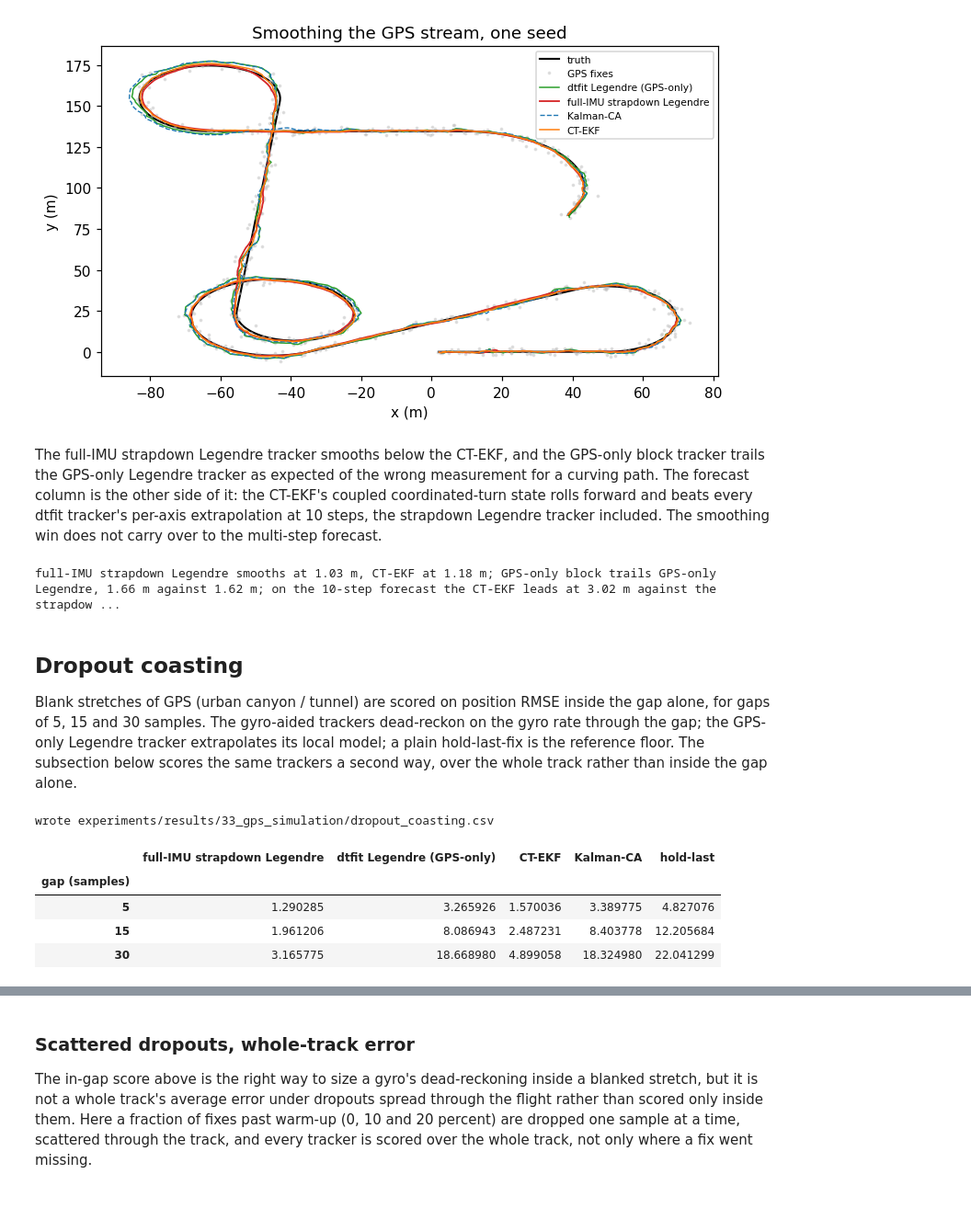
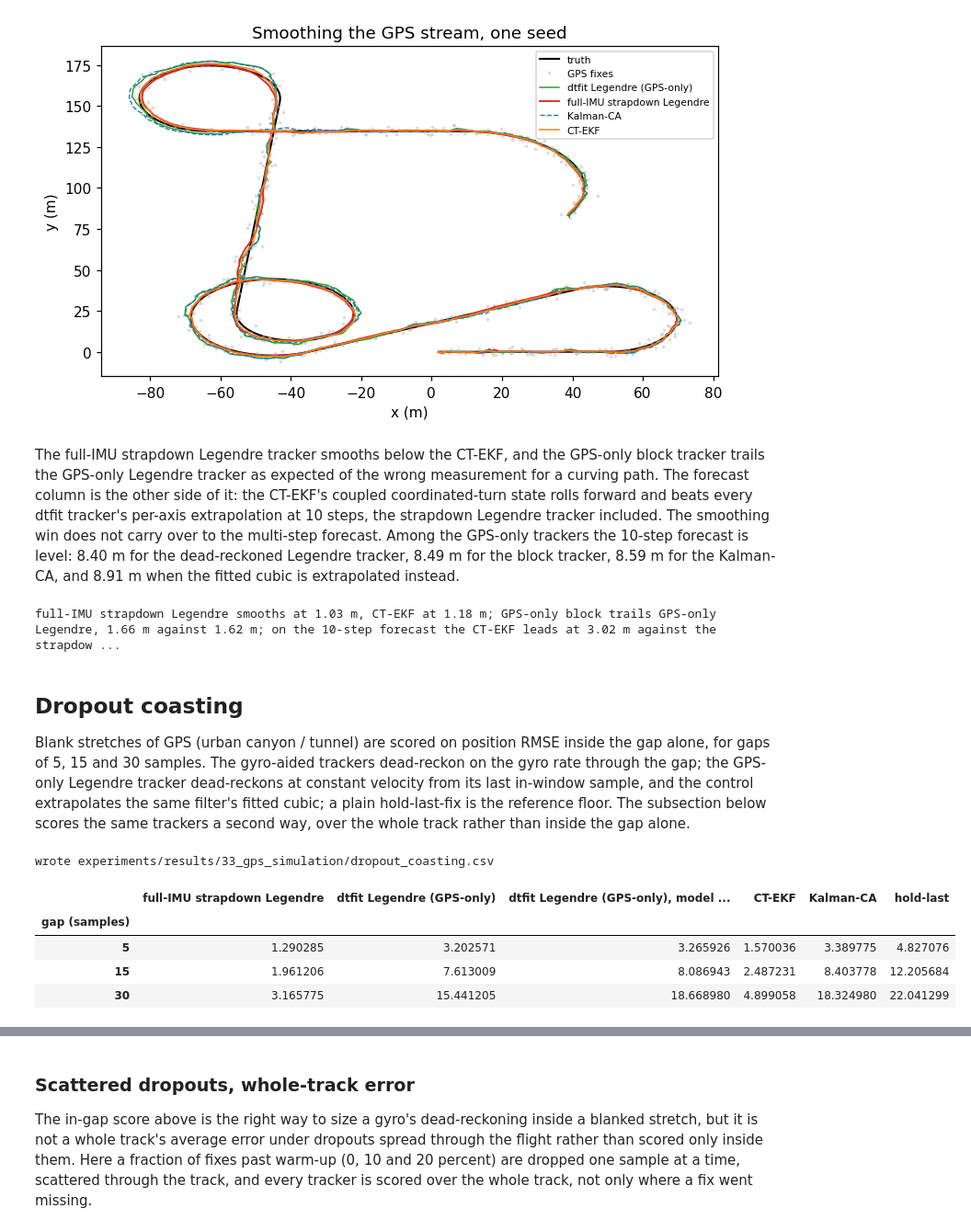
Before and after one commit to ringavirda/science-nonline, a Jupyter notebook: packages/dtfit-experimental/experiments/realdata/33_gps_simulation.ipynb, the cells around one changed output, grey strips where cells are left out. Shown at 92% size. Drawn from its saved outputs; the diff is of its cells as text; code cells hidden in the pictures; blank space fills up the shorter version.

Commit message:
Notebooks 33 and 34 over the dead-reckoned tracks, with the clip-threshold sweep.

```diff
--- a/packages/dtfit-experimental/experiments/realdata/33_gps_simulation.ipynb
+++ b/packages/dtfit-experimental/experiments/realdata/33_gps_simulation.ipynb
@@ -147,5 +158,6 @@ gyro, accelerometer and compass through the external-regressor model.
 # %%
-methods = ["raw GPS", "dtfit Legendre (GPS-only)", "dtfit block (GPS-only)",
+CONTROL = "dtfit Legendre (GPS-only), model extrapolated"
+methods = ["raw GPS", "dtfit Legendre (GPS-only)", CONTROL, "dtfit block (GPS-only)",
            "full-IMU strapdown Legendre", "CT-EKF", "Kalman-CA"]
 acc = {m: {"smoothing": [], "forecast": []} for m in methods}
 shown = None
@@ -155,11 +167,14 @@ for s in SEEDS:
     m[:WARMUP] = False
     R0, gy, ac, mg = gps.build_imu(t, truth, seed=200 + s)
     leg_sm, leg_pr, _ = gps.dtfit_track(t, fixes, (H,), kind="legendre", model="poly")
+    raw_sm, raw_pr, _ = gps.dtfit_track(t, fixes, (H,), kind="legendre", model="poly",
+                                        coast=False)
     blk_sm, blk_pr, _ = gps.dtfit_track(t, fixes, (H,), kind="block", model="poly")
     imu_sm, imu_pr = gps.imu_track(t, fixes, gy, ac, R0, (H,), mag_heading=mg)
     ekf_sm, ekf_pr, _ = gps.ekf_track(t, fixes, gyro, (H,))
     kal_sm, kal_pr, _ = gps.kalman_track(t, fixes, (H,))
     entries = [("raw GPS", fixes, None), ("dtfit Legendre (GPS-only)", leg_sm, leg_pr),
+               (CONTROL, raw_sm, raw_pr),
                ("dtfit block (GPS-only)", blk_sm, blk_pr),
                ("full-IMU strapdown Legendre", imu_sm, imu_pr),
                ("CT-EKF", ekf_sm, ekf_pr), ("Kalman-CA", kal_sm, kal_pr)]
@@ -216,7 +232,10 @@ the wrong measurement for a curving path. The forecast column is the other
 side of it: the CT-EKF's coupled coordinated-turn state rolls forward and
 beats every dtfit tracker's per-axis extrapolation at 10 steps, the
 strapdown Legendre tracker included. The smoothing win does not carry over
-to the multi-step forecast.
+to the multi-step forecast. Among the GPS-only trackers the 10-step forecast
+is level: 8.40 m for the dead-reckoned Legendre tracker, 8.49 m for the
+block tracker, 8.59 m for the Kalman-CA, and 8.91 m when the fitted cubic is
+extrapolated instead.
 # %%
 imu_row, ekf_row = smoothing_forecast.loc["full-IMU strapdown Legendre"], smoothing_forecast.loc["CT-EKF"]
 blk_row, leg_row = smoothing_forecast.loc["dtfit block (GPS-only)"], smoothing_forecast.loc["dtfit Legendre (GPS-only)"]
@@ -238,48 +259,51 @@ full-IMU strapdown Legendre smooths at 1.03 m, CT-EKF at 1.18 m; GPS-only block
 Blank stretches of GPS (urban canyon / tunnel) are scored on position RMSE
 inside the gap alone, for gaps of 5, 15 and 30 samples. The gyro-aided
 trackers dead-reckon on the gyro rate through the gap; the GPS-only Legendre
-tracker extrapolates its local model; a plain hold-last-fix is the reference
-floor. The subsection below scores the same trackers a second way, over the
+tracker dead-reckons at constant velocity from its last in-window sample,
+and the control extrapolates the same filter's fitted cubic; a plain
+hold-last-fix is the reference floor. The subsection below scores the same trackers a second way, over the
 whole track rather than inside the gap alone.
 # %%
 rows = []
 for gap in (5, 15, 30):
     acc_gap = {m: [] for m in ["full-IMU strapdown Legendre", "dtfit Legendre (GPS-only)",
-                               "CT-EKF", "Kalman-CA", "hold-last"]}
+                               CONTROL, "CT-EKF", "Kalman-CA", "hold-last"]}
     for s in SEEDS:
         t, truth, fixes, gyro, _ = gps.build_rig(N, seed=s)
         R0, gy, ac, mg = gps.build_imu(t, truth, seed=200 + s)
         f2 = fixes.copy()
         mask = np.zeros(N, bool)
         for st in range(WARMUP + 10, N - gap, max(gap * 3, 40)):
             f2[st:st + gap] = np.nan
             mask[st:st + gap] = True
         acc_gap["full-IMU strapdown Legendre"].append(
             gps.rmse3(gps.imu_track(t, f2, gy, ac, R0, (1,), mag_heading=mg)[0][mask], truth[mask]))
         acc_gap["dtfit Legendre (GPS-only)"].append(
             gps.rmse3(gps.dtfit_track(t, f2, (1,))[0][mask], truth[mask]))
+        acc_gap[CONTROL].append(
+            gps.rmse3(gps.dtfit_track(t, f2, (1,), coast=False)[0][mask], truth[mask]))
         acc_gap["CT-EKF"].append(gps.rmse3(gps.ekf_track(t, f2, gyro, (1,))[0][mask], truth[mask]))
         acc_gap["Kalman-CA"].append(gps.rmse3(gps.kalman_track(t, f2, (1,))[0][mask], truth[mask]))
         last, hold = fixes[0].copy(), np.zeros((N, 3))
         for i in range(N):
             if not np.any(np.isnan(f2[i])):
                 last = f2[i]
             hold[i] = last
         acc_gap["hold-last"].append(gps.rmse3(hold[mask], truth[mask]))
     rows.append({"gap (samples)": gap, **{k: np.mean(v) for k, v in acc_gap.items()}})
 dropout_coasting = pd.DataFrame(rows).set_index("gap (samples)")
 if QUICK:
     print("QUICK: skipping the CSV export")
 else:
     notebook.save_table("33_gps_simulation", "dropout_coasting", dropout_coasting)
     print("wrote experiments/results/33_gps_simulation/dropout_coasting.csv")
 dropout_coasting
 # %% [output]
 wrote experiments/results/33_gps_simulation/dropout_coasting.csv
-|  | full-IMU strapdown Legendre | dtfit Legendre (GPS-only) | CT-EKF | Kalman-CA | hold-last |
-| gap (samples) |  |  |  |  |  |
-| 5 | 1.290285 | 3.265926 | 1.570036 | 3.389775 | 4.827076 |
-| 15 | 1.961206 | 8.086943 | 2.487231 | 8.403778 | 12.205684 |
-| 30 | 3.165775 | 18.668980 | 4.899058 | 18.324980 | 22.041299 |
+|  | full-IMU strapdown Legendre | dtfit Legendre (GPS-only) | dtfit Legendre (GPS-only), model ... | CT-EKF | Kalman-CA | hold-last |
+| gap (samples) |  |  |  |  |  |  |
+| 5 | 1.290285 | 3.202571 | 3.265926 | 1.570036 | 3.389775 | 4.827076 |
+| 15 | 1.961206 | 7.613009 | 8.086943 | 2.487231 | 8.403778 | 12.205684 |
+| 30 | 3.165775 | 15.441205 | 18.668980 | 4.899058 | 18.324980 | 22.041299 |
 # %% [markdown]
 The GPS-only Legendre tracker's in-gap error grows sharply with gap length
```
Also changed, not shown: parts of 14 cells of this notebook, 10 other files.
